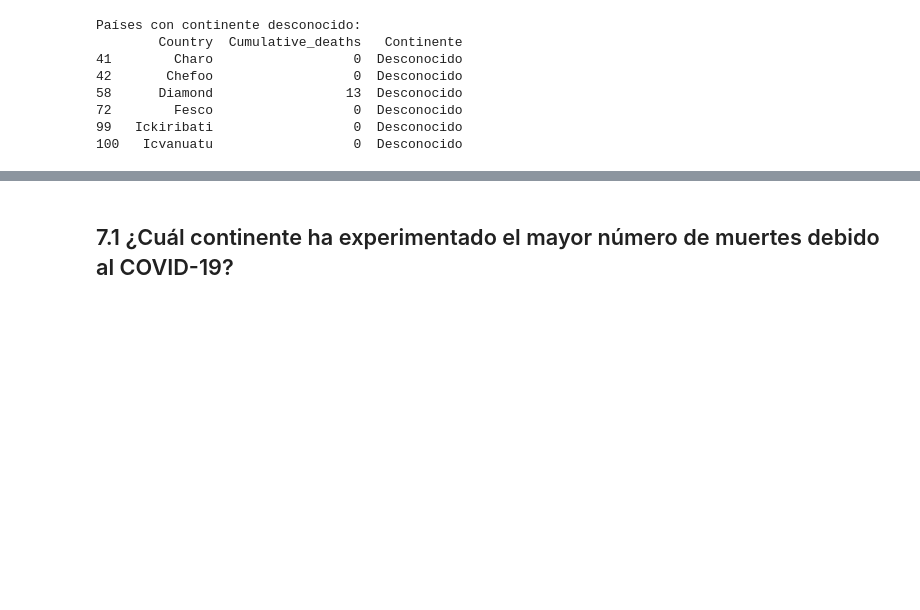
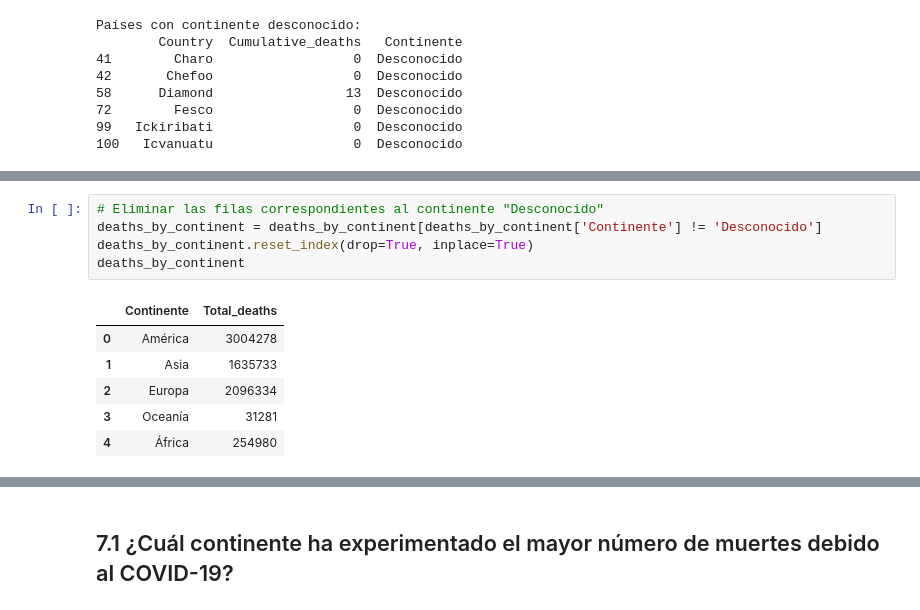
Before and after one commit to EdwinGarcia9/Covid19_Analyts, a Jupyter notebook: Covid19_Analytics.ipynb, the cells around one changed output, grey strips where cells are left out. Drawn from its saved outputs; the diff is of its cells as text; blank space fills up the shorter version.

```diff
--- a/Covid19_Analytics.ipynb
+++ b/Covid19_Analytics.ipynb
@@ -846,3 +846,15 @@ deaths_by_continent
+# %%
+# Eliminar las filas correspondientes al continente "Desconocido"
+deaths_by_continent = deaths_by_continent[deaths_by_continent['Continente'] != 'Desconocido']
+deaths_by_continent.reset_index(drop=True, inplace=True)
+deaths_by_continent
+# %% [output]
+|  | Continente | Total_deaths |
+| 0 | América | 3004278 |
+| 1 | Asia | 1635733 |
+| 2 | Europa | 2096334 |
+| 3 | Oceanía | 31281 |
+| 4 | África | 254980 |
 # %%
 continentes = deaths_by_continent['Continente']
 muertes = deaths_by_continent['Total_deaths']
```
Also changed, not shown: parts of 26 cells of this notebook.
